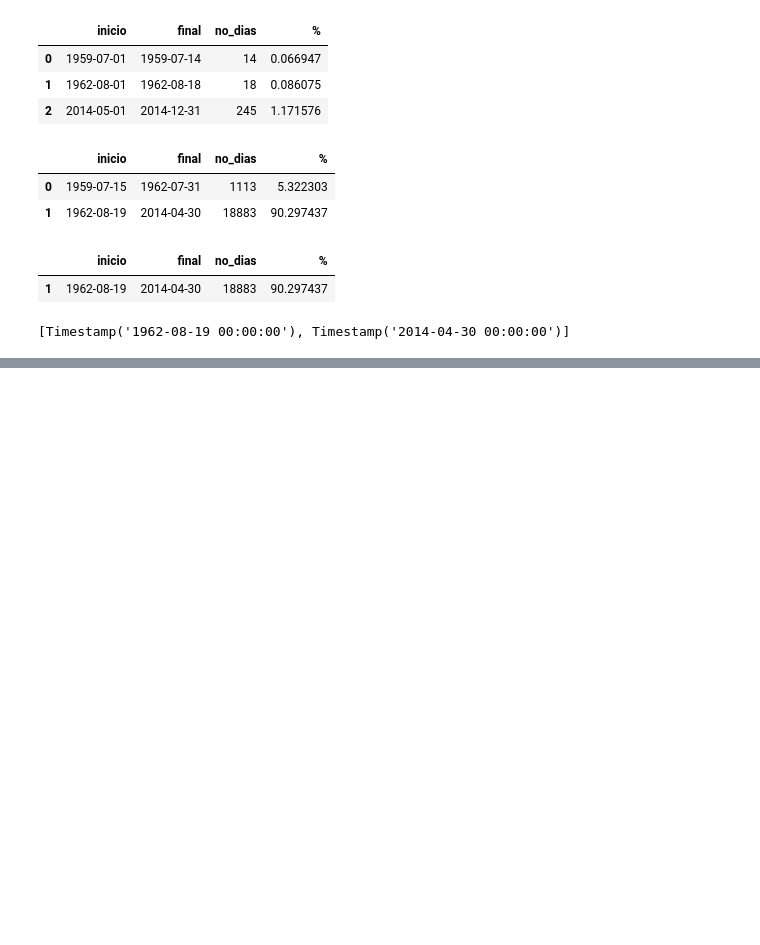
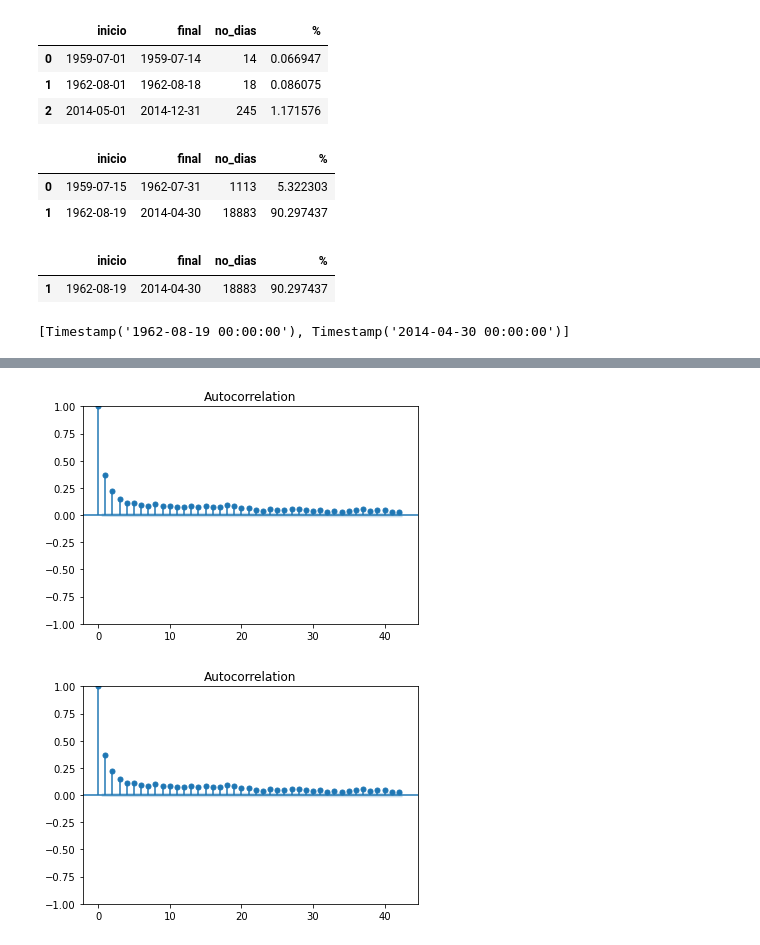
Before and after one commit to Ro-teodoro/clicom, a Jupyter notebook: clicom.ipynb, the cells around one changed output, grey strips where cells are left out. Cells and saved outputs as stored; diff of their text form; code cells hidden in the pictures; blank space fills up the shorter version.

```diff
--- a/clicom.ipynb
+++ b/clicom.ipynb
@@ -362,0 +379,5 @@ est.loc[rango[0]:rango[1],]
+# %%
+plot_acf(train.Datos)
+# %% [output]
+[figure, added]
+[figure, added]
```
Also changed, not shown: parts of 8 cells of this notebook.
